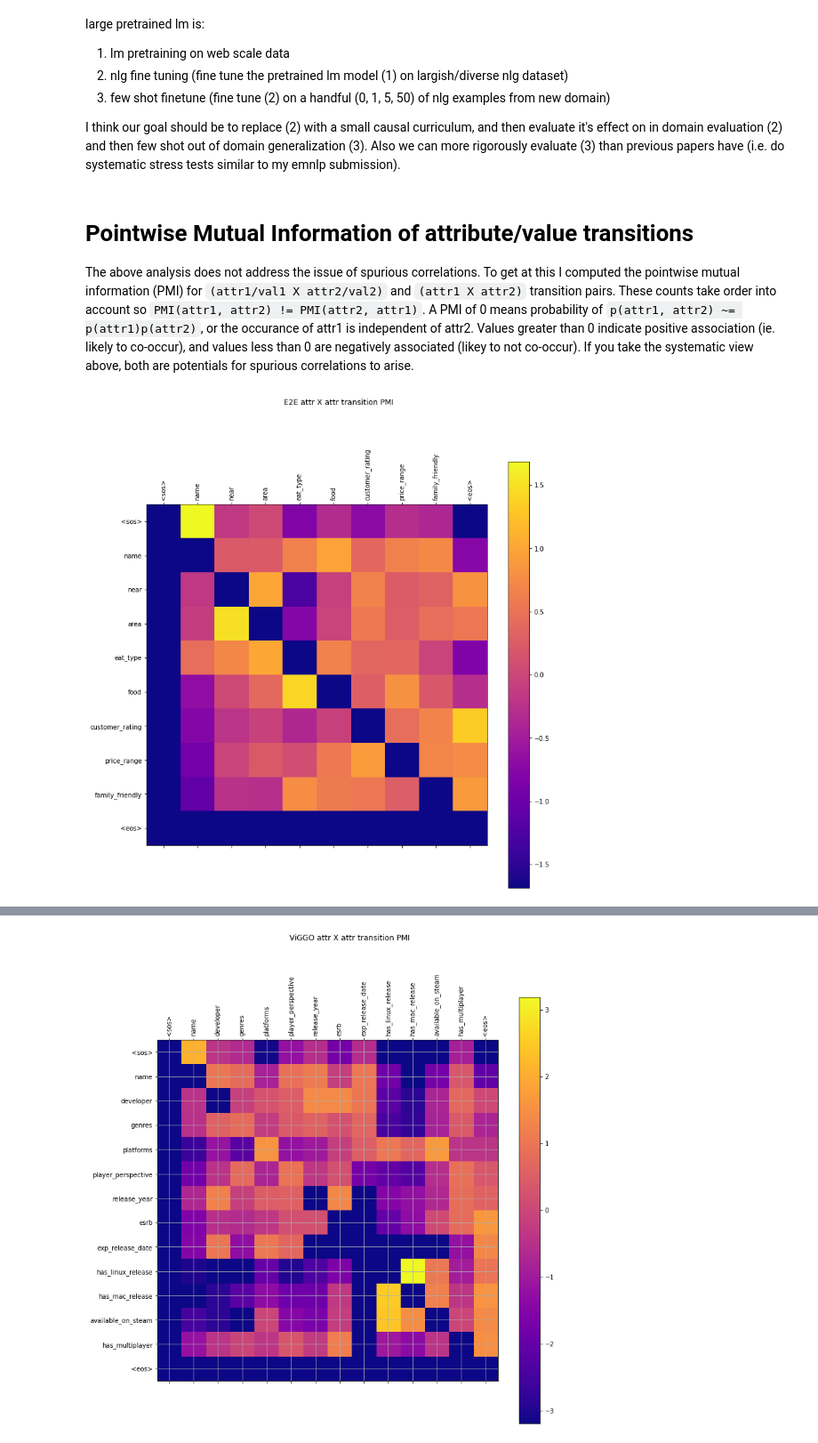
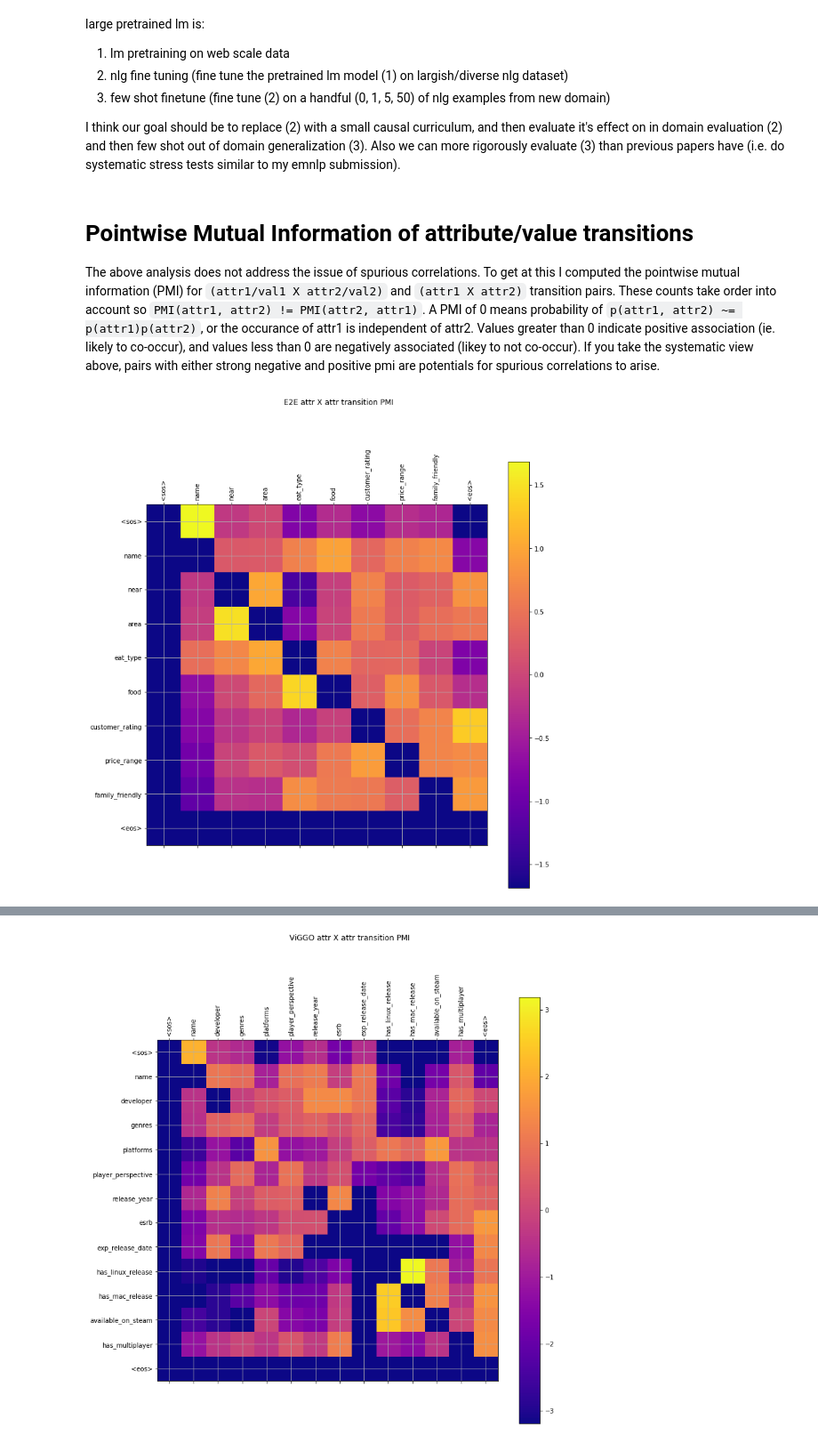
Before and after one commit to kedz/dialog_curriculum, a Jupyter notebook: notebooks/Notes and Observations.ipynb, the cells around one changed output, grey strips where cells are left out. Shown at 89% size. Saved outputs shown, nothing was run; the diff lists cells and outputs as text; code cells hidden in the pictures.

```diff
--- a/notebooks/Notes and Observations.ipynb
+++ b/notebooks/Notes and Observations.ipynb
@@ -222,7 +222,7 @@ I think our goal should be to replace (2) with a small causal curriculum, and th
 # %% [markdown]
 # Pointwise Mutual Information of attribute/value transitions
 
-The above analysis does not address the issue of spurious correlations. To get at this I computed the pointwise mutual information (PMI) for `(attr1/val1 X attr2/val2)` and `(attr1 X attr2)` transition pairs. These counts take order into account so `PMI(attr1, attr2) != PMI(attr2, attr1)`. A PMI of 0 means probability of `p(attr1, attr2) ~= p(attr1)p(attr2)`, or the occurance of attr1 is independent of attr2. Values greater than 0 indicate positive association (ie. likely to co-occur), and values less than 0 are negatively associated (likey to not co-occur). If you take the systematic view above, both are potentials for spurious correlations to arise.
+The above analysis does not address the issue of spurious correlations. To get at this I computed the pointwise mutual information (PMI) for `(attr1/val1 X attr2/val2)` and `(attr1 X attr2)` transition pairs. These counts take order into account so `PMI(attr1, attr2) != PMI(attr2, attr1)`. A PMI of 0 means probability of `p(attr1, attr2) ~= p(attr1)p(attr2)`, or the occurance of attr1 is independent of attr2. Values greater than 0 indicate positive association (ie. likely to co-occur), and values less than 0 are negatively associated (likey to not co-occur). If you take the systematic view above, pairs with either strong negative and positive pmi are potentials for spurious correlations to arise.
 # %%
 def make_pmi(ds, delex='delex', include_values=True):
     marg_lps = {} # marginal log probs, i.e. log p(x = area_riverside)
@@ -297,21 +297,22 @@ def plot_pmi(pmis, keys, suptitle, figsize=(12,12)):
 # %%
 e2e_attrs = [
     "<sos>",
     "name",
     "near",
     "area",
     "eat_type",
     "food",
     "customer_rating",
     "price_range",
     "family_friendly",
     "<eos>"
 ]
 
 pmi_e2e_a = make_pmi('E2E', include_values=False)
 plot_pmi(pmi_e2e_a, e2e_attrs, "E2E attr X attr transition PMI")
+plt.grid()
 # %% [output]
-[figure, old version]
+[figure, new version]
 # %%
 e2e_attrvals = [
     "<sos>",
```
Also changed, not shown: parts of 3 cells of this notebook, 2 other files.
